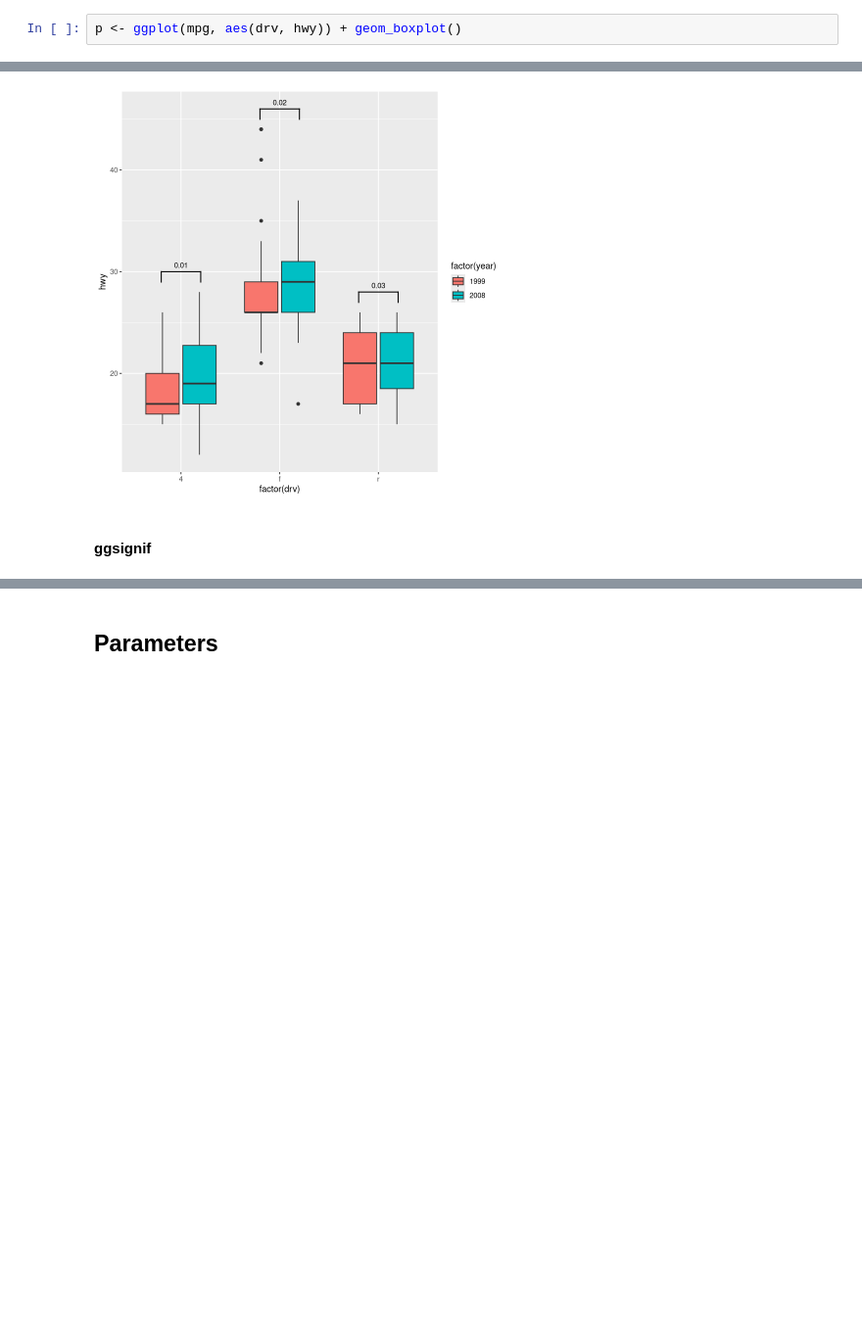
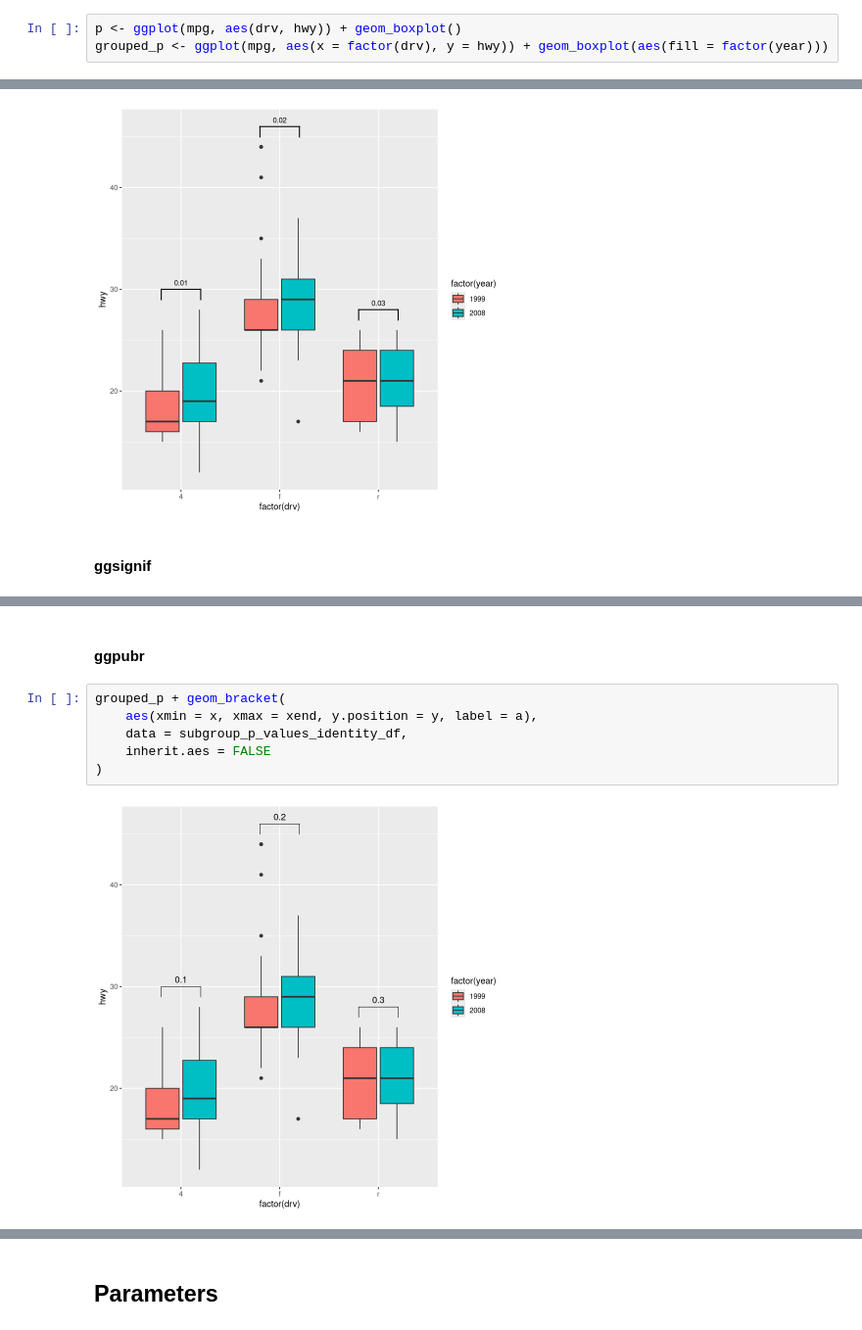
Before and after one commit to ASmirnov-HORIS/lets-plot-experiments, a Jupyter notebook: demo/signif/explore_signif_R.ipynb, the cells around one changed output, grey strips where cells are left out. Shown at 98% size. Drawn from its saved outputs; the diff is of its cells as text; blank space fills up the shorter version.

```diff
--- a/demo/signif/explore_signif_R.ipynb
+++ b/demo/signif/explore_signif_R.ipynb
@@ -23,6 +24,7 @@ A tibble: 2 × 11
 | audi | a4 | 1.8 | 1999 | 4 | manual(m5) | f | 21 | 29 | p | compact |
 # %%
 p <- ggplot(mpg, aes(drv, hwy)) + geom_boxplot()
+grouped_p <- ggplot(mpg, aes(x = factor(drv), y = hwy)) + geom_boxplot(aes(fill = factor(year)))
 # %% [markdown]
 ## Basic Plot
 # %% [markdown]
@@ -135,2 +145,12 @@ ggplot(mpg, aes(x = factor(drv), y = hwy)) +
 # %% [output]
 [figure]
+# %% [markdown]
+#### ggpubr
+# %%
+grouped_p + geom_bracket(
+    aes(xmin = x, xmax = xend, y.position = y, label = a),
+    data = subgroup_p_values_identity_df,
+    inherit.aes = FALSE
+)
+# %% [output]
+[figure, added]
```
Also changed, not shown: parts of 22 cells of this notebook.
